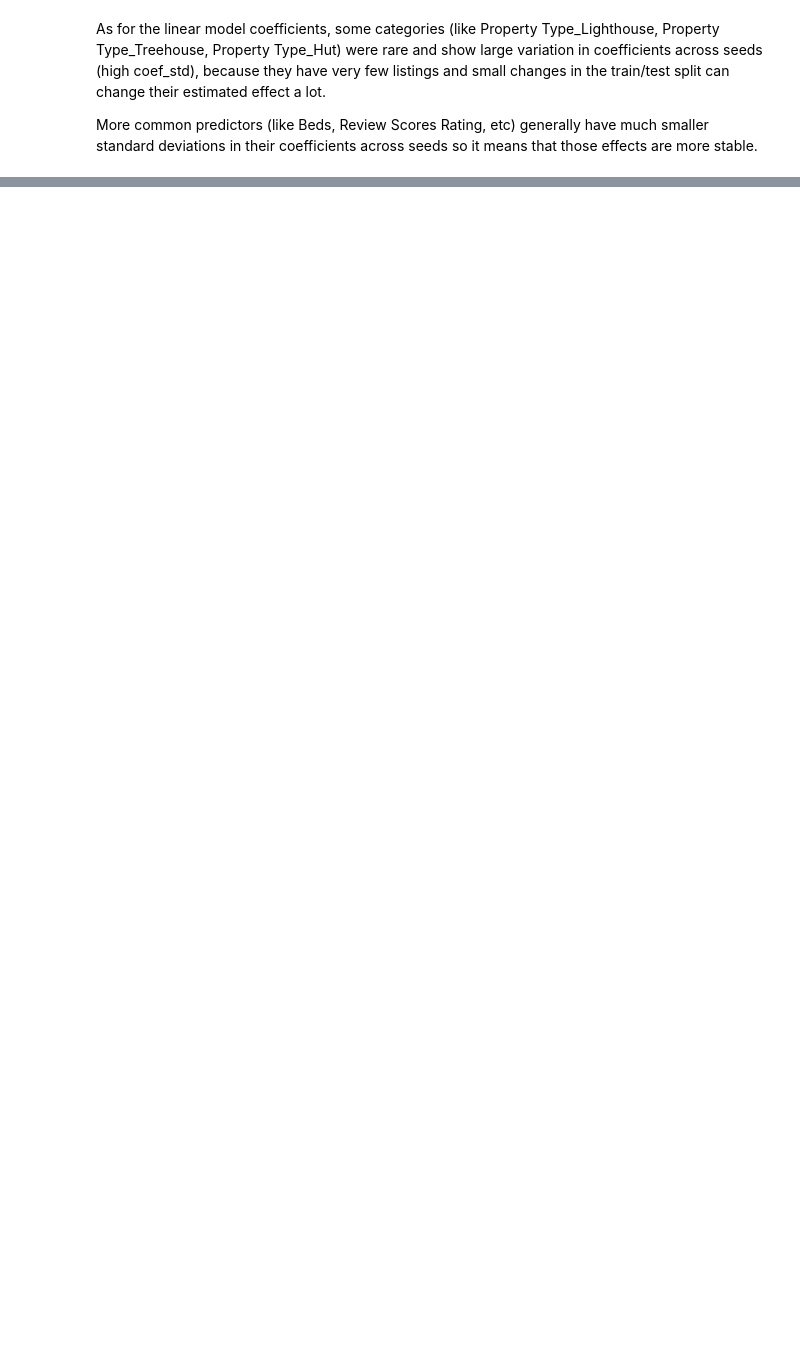
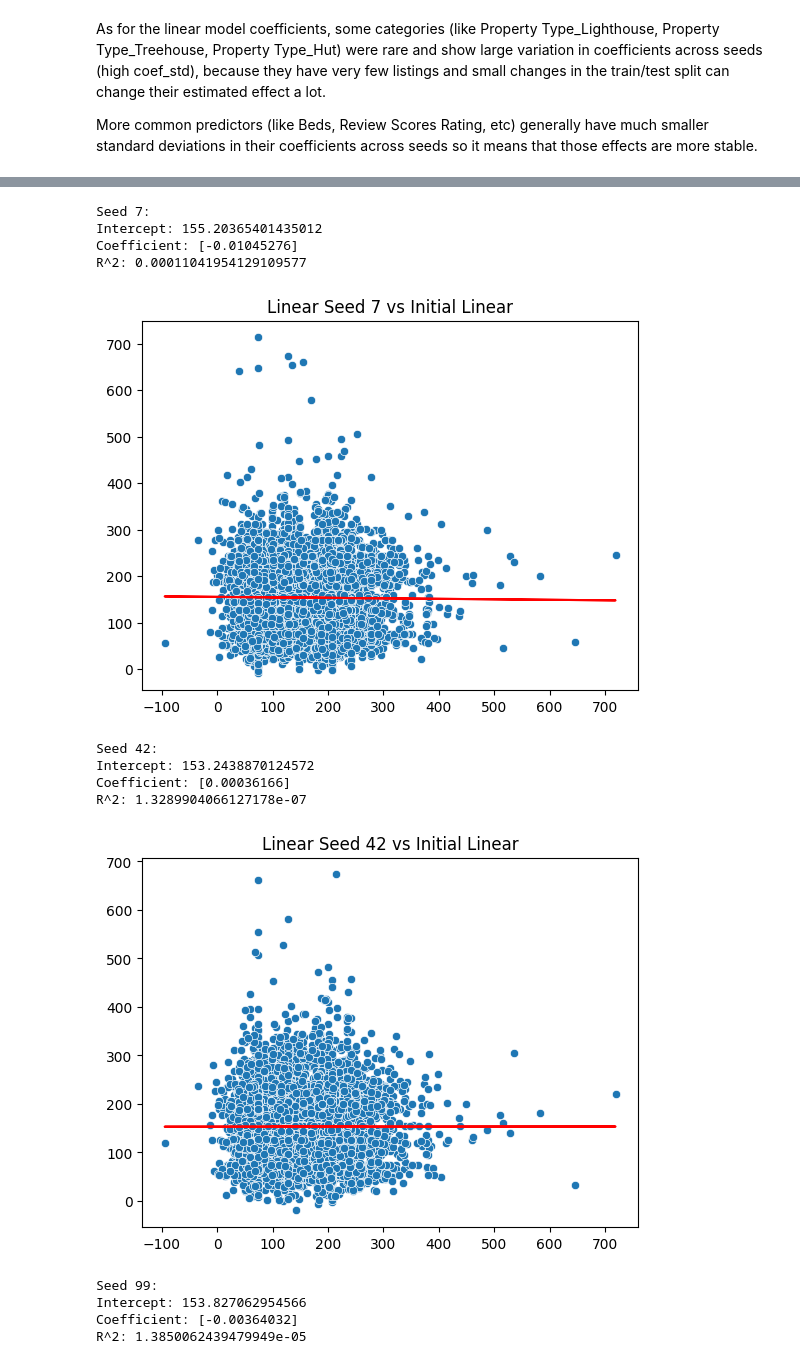
Before and after one commit to emilyzyzhou/lab_tree_stability, a Jupyter notebook: lab_notebook.ipynb, the cells around one changed output, grey strips where cells are left out. Cells and saved outputs as stored; diff of their text form; code cells hidden in the pictures; blank space fills up the shorter version.

```diff
--- a/lab_notebook.ipynb
+++ b/lab_notebook.ipynb
@@ -197,0 +244,8 @@ More common predictors (like Beds, Review Scores Rating, etc) generally have muc
+# %%
+linear_correlations = {}
+for key, preds in predictions.items():
+    seed, model_type = key
+    if model_type == "linear":
+        linear_correlations[seed] = np.corrcoef(initial_linear, preds)[0, 1]
+
+linear_correlations
@@ -197,0 +257,8 @@ More common predictors (like Beds, Review Scores Rating, etc) generally have muc
+# %%
+tree_correlations = {}
+for key, preds in predictions.items():
+    seed, model_type = key
+    if model_type == "tree":
+        tree_correlations[seed] = np.corrcoef(initial_tree, preds)[0, 1]
+
+tree_correlations
@@ -197,0 +276,29 @@ More common predictors (like Beds, Review Scores Rating, etc) generally have muc
+# %%
+for key, preds in predictions.items():
+    seed, model_type = key
+    if model_type == "linear":
+        sns.scatterplot(x=initial_linear, y=preds)
+        reshaped_initial = initial_linear.reshape(-1, 1)
+        model = LinearRegression().fit(reshaped_initial, preds)
+        print(f"Seed {seed}:")
+        print(f"Intercept: {model.intercept_}")
+        print(f"Coefficient: {model.coef_}")
+        print(f"R^2: {model.score(reshaped_initial, preds)}")
+        plt.title(f"Linear Seed {seed} vs Initial Linear")
+        plt.plot(initial_linear, model.predict(reshaped_initial), color='red')
+        plt.show()
+# %% [output]
+Seed 7:
+Intercept: 155.20365401435012
+Coefficient: [-0.01045276]
+R^2: 0.00011041954129109577
+[figure, added]
+Seed 42:
+Intercept: 153.2438870124572
+Coefficient: [0.00036166]
+R^2: 1.3289904066127178e-07
+[figure, added]
+Seed 99:
+Intercept: 153.827062954566
+Coefficient: [-0.00364032]
+R^2: 1.3850062439479949e-05
```
Also changed, not shown: parts of 18 cells of this notebook, 1 other file.
